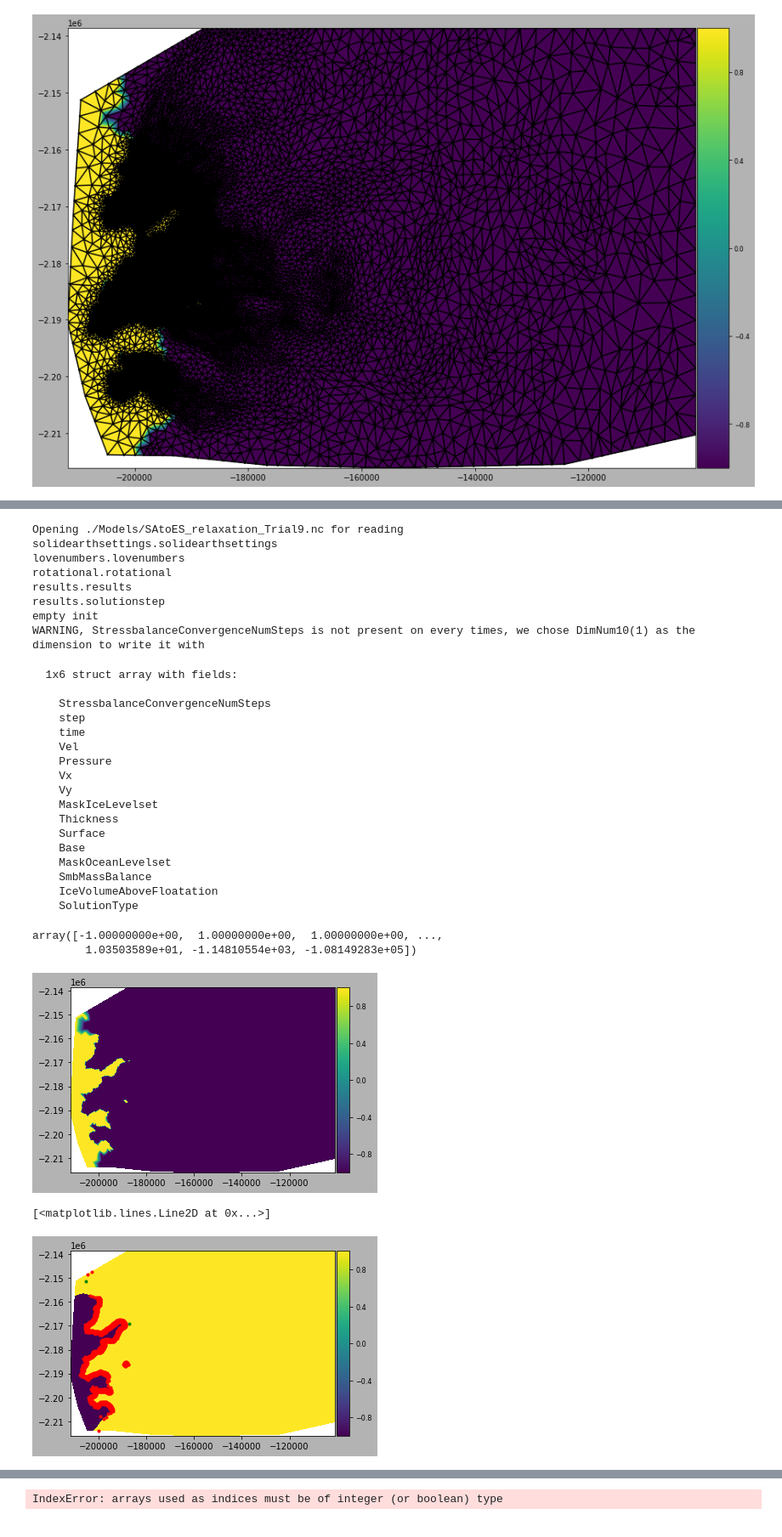
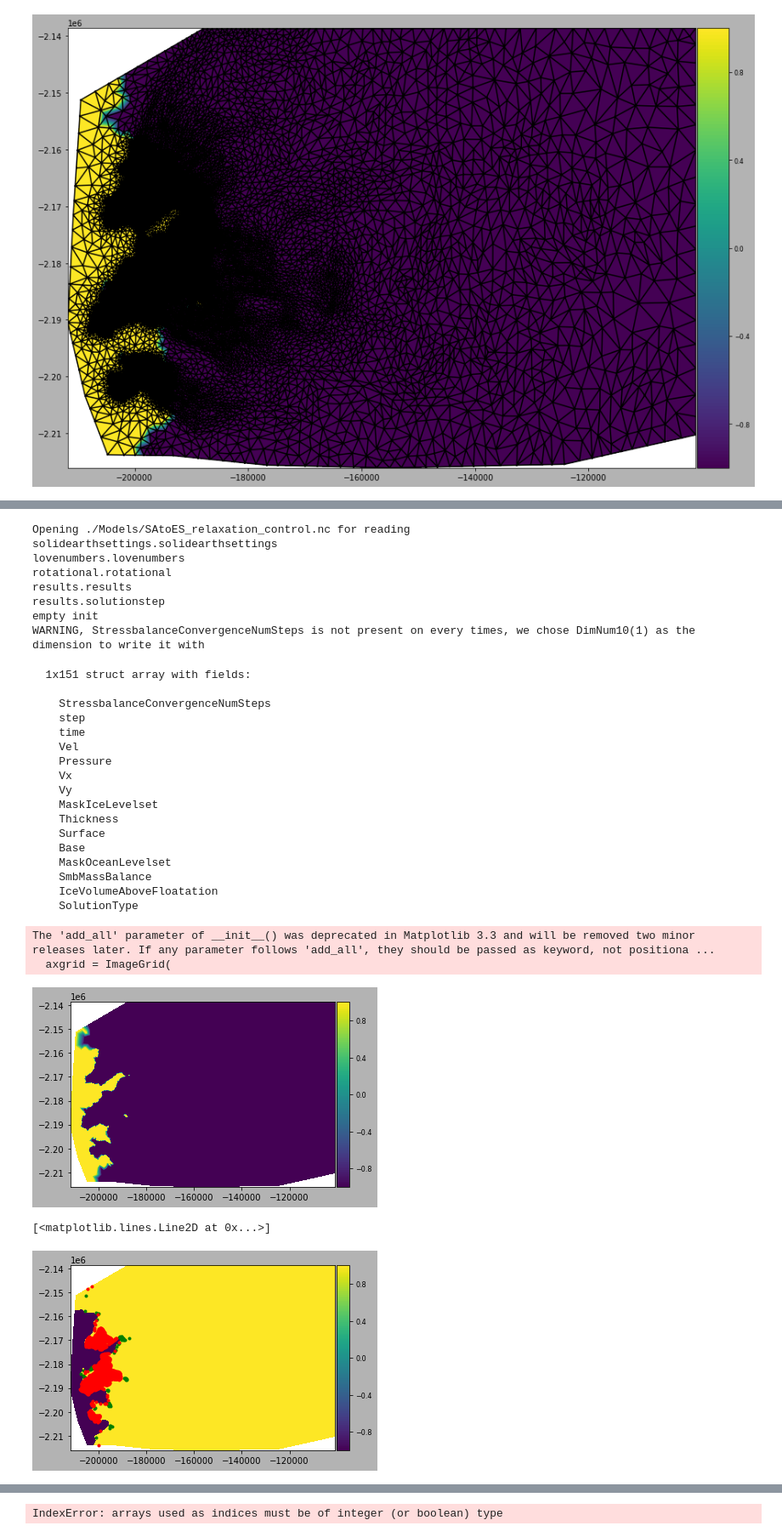
Before and after one commit to dfelikson/GrIS_Outlet_Glacier_Seasonal_dhdt, a Jupyter notebook: relaxation.ipynb, the cells around one changed output, grey strips where cells are left out. Shown: that part at 85% size. Drawn from its saved outputs; the diff is of its cells as text; code cells hidden in the pictures.

```diff
--- a/relaxation.ipynb
+++ b/relaxation.ipynb
@@ -102,0 +118,7 @@ for i in range(n_buffer):
+# %%
+# interpolate basin to each mesh node
+px = np.array( ((md.mesh.x - gt[0]) / gt[1]).astype(int) )
+py = np.array( ((md.mesh.y - gt[3]) / gt[5]).astype(int) )
+
+basins_mesh = basins_array[py.astype(int), px.astype(int)]
+basins_mesh[basins_mesh==-9999] = 0
@@ -102,0 +152,28 @@ for i in range(n_buffer):
+# %%
+# Assign forcings to correct node
+
+# step 1: find which nodes belong to each basin using basin_mesh
+get_indexes = lambda basins_mesh, xs: [i for (y, i) in zip(xs, range(len(xs))) if basins_mesh == y]
+glacier13_nodes = get_indexes(13,basins_mesh)
+glacier52_nodes = get_indexes(52,basins_mesh)
+glacier53_nodes = get_indexes(53,basins_mesh)
+glacier90_nodes = get_indexes(90,basins_mesh)
+
+# NOTE: Denis combined steps 2 and 3: we select the rows and set to the TF time series
+# step 2: select() rows from frontalforcings.thermal that correspond to step 1 nodes
+md.frontalforcings.thermalforcing[glacier13_nodes,:] = glacier0013['EN4']['TF']
+md.frontalforcings.thermalforcing[glacier52_nodes,:] = glacier0052['EN4']['TF']
+md.frontalforcings.thermalforcing[glacier53_nodes,:] = glacier0053['EN4']['TF']
+md.frontalforcings.thermalforcing[glacier90_nodes,:] = glacier0090['EN4']['TF']
+
+# step 2: select() rows from frontalforcings.subglacial_discharge that correspond to step 1 nodes
+md.frontalforcings.subglacial_discharge[glacier13_nodes,:] = glacier0013['RACMO']['Q']
+md.frontalforcings.subglacial_discharge[glacier52_nodes,:] = glacier0052['RACMO']['Q']
+md.frontalforcings.subglacial_discharge[glacier53_nodes,:] = glacier0053['RACMO']['Q']
+md.frontalforcings.subglacial_discharge[glacier90_nodes,:] = glacier0090['RACMO']['Q']
+
+# NOTE: And now, set the last row to the time
+md.frontalforcings.thermalforcing[-1,:] = glacier0013['EN4']['t']
+md.frontalforcings.subglacial_discharge[-1,:] = glacier0013['RACMO']['t']
+
+# NOTE: All times are the same for the TF time series for each glacier so we just set the times equal to the glacier0013 times
@@ -182,9 +277,10 @@ Give a new name or "delete" to replace:  delete
 field md.solidearth.external is None
 qmu is skipped until it is more stable
 # %%
-md = loadmodel('./Models/SAtoES_relaxation_Trial9.nc')
+#md = loadmodel('./Models/SAtoES_relaxation_Trial9.nc')
+md = loadmodel('./Models/SAtoES_relaxation_control.nc')
 # %% [output]
-Opening ./Models/SAtoES_relaxation_Trial9.nc for reading
+Opening ./Models/SAtoES_relaxation_control.nc for reading
 solidearthsettings.solidearthsettings
 lovenumbers.lovenumbers
 rotational.rotational
@@ -195,7 +291,7 @@ WARNING, StressbalanceConvergenceNumSteps is not present on every times, we chos
 # %%
 md.results.TransientSolution
 # %% [output]
-  1x6 struct array with fields:
+  1x151 struct array with fields:
 
     StressbalanceConvergenceNumSteps
     step
@@ -212,41 +308,38 @@ md.results.TransientSolution
     SmbMassBalance
     IceVolumeAboveFloatation
     SolutionType
-# %%
-md.results.TransientSolution[5].MaskIceLevelset
-# %% [output]
-array([-1.00000000e+00,  1.00000000e+00,  1.00000000e+00, ...,
-        1.03503589e+01, -1.14810554e+03, -1.08149283e+05])
 # %%
 plotmodel(md, 'data', np.array(md.mask.ice_levelset))
 # %% [output]
+The 'add_all' parameter of __init__() was deprecated in Matplotlib 3.3 and will be removed two minor releases later. If any parameter follows 'add_all', they should be passed as keyword, not positiona ...
+  axgrid = ImageGrid(
 [figure]
 # %%
 time = [md.results.TransientSolution[i].time for i in range(len(md.results.TransientSolution))]
 VAF = [md.results.TransientSolution[i].IceVolumeAboveFloatation for i in range(len(md.results.TransientSolution))]
 
 # Look for terminus advance
 idx = np.logical_and(np.array(md.mask.ice_levelset) > 0, \
-                     np.array(md.results.TransientSolution[5].MaskIceLevelset).ravel() <= 0)
+                     np.array(md.results.TransientSolution[150].MaskIceLevelset).ravel() <= 0)
 pos_advance = np.where(idx)[0]
 
 # Look for terminus retreat
 idx = np.logical_and(np.array(md.mask.ice_levelset) < 0, \
-                     np.array(md.results.TransientSolution[5].MaskIceLevelset).ravel() >= 0)
+                     np.array(md.results.TransientSolution[150].MaskIceLevelset).ravel() >= 0)
 pos_retreat = np.where(idx)[0]
 
 #fig = plt.figure(figsize=(10,10))
 #plotmodel(md, 'data', np.array(md.mask.ice_levelset), \
 #              'data', np.array(md.results.TransientSolution[5].MaskIceLevelset).ravel(), \
 #              'caxis#all', [-1., +1.])
-plotmodel(md, 'data', np.array(md.mask.ice_levelset) - np.array(md.results.TransientSolution[4].MaskIceLevelset).ravel(), \
+plotmodel(md, 'data', np.array(md.mask.ice_levelset) - np.array(md.results.TransientSolution[149].MaskIceLevelset).ravel(), \
               'caxis#all', [-1, +1])
 
 plt.plot(md.mesh.x[pos_advance], md.mesh.y[pos_advance], 'g.')
 plt.plot(md.mesh.x[pos_retreat], md.mesh.y[pos_retreat], 'r.')
 # %% [output]
 [<matplotlib.lines.Line2D at 0x...>]
-[figure, old version]
+[figure, new version]
 # %%
 plotmodel(md,'data', md.geometry.bed)
 # %% [output]
```
Also changed, not shown: parts of 10 cells of this notebook.
